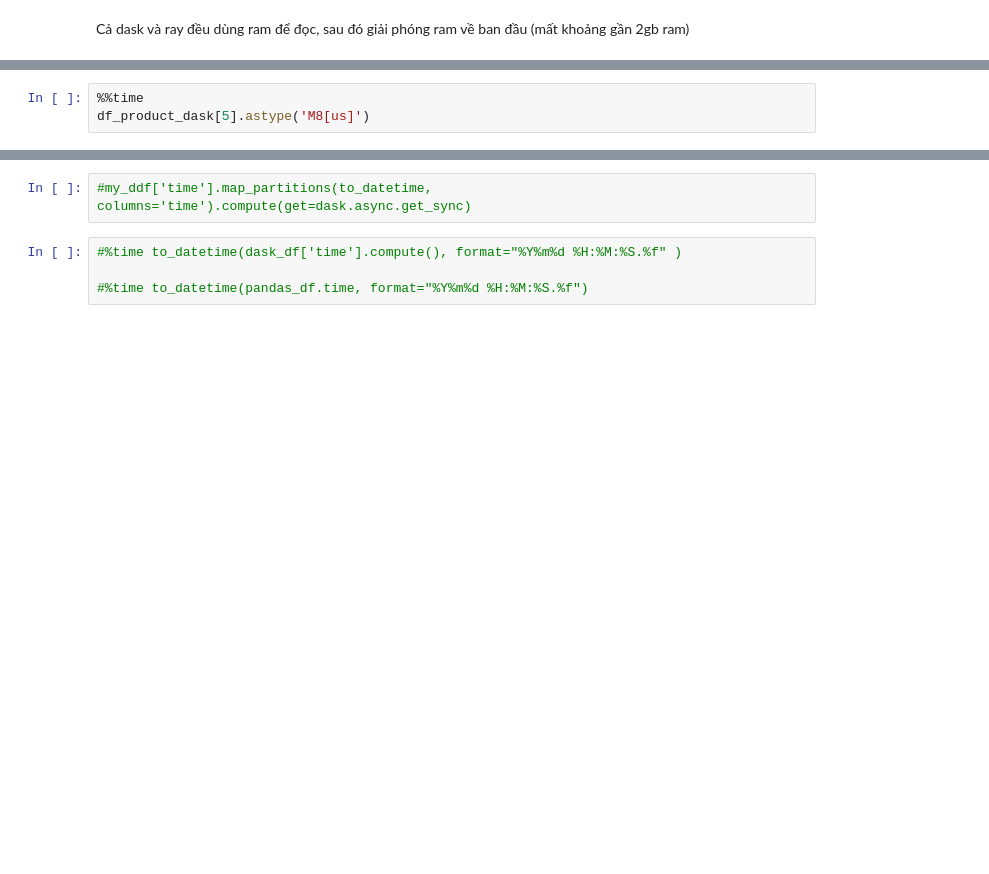
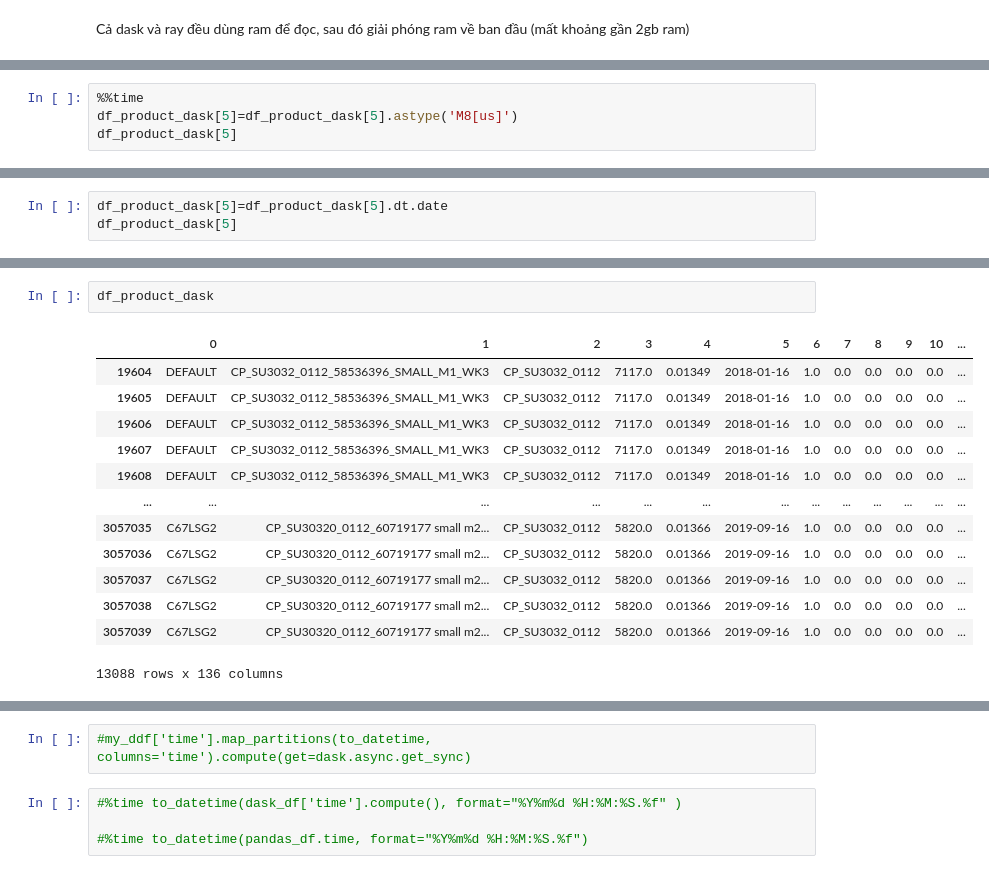
Before and after one commit to duybluemind1988/Data-science, a Jupyter notebook: Sonion/Compare_all_bigdata_method.ipynb, the cells around one changed output, grey strips where cells are left out. Saved outputs shown, nothing was run; the diff lists cells and outputs as text; blank space fills up the shorter version.

```diff
--- a/Sonion/Compare_all_bigdata_method.ipynb
+++ b/Sonion/Compare_all_bigdata_method.ipynb
@@ -120,4 +100,5 @@ Wall time: 92.3 µs
 # %%
 %%time
-df_product_dask[5].astype('M8[us]')
+df_product_dask[5]=df_product_dask[5].astype('M8[us]')
+df_product_dask[5]
 # %% [output]
@@ -126,0 +109,3 @@ RayTaskError: ignored
+# %%
+df_product_dask[5]=df_product_dask[5].dt.date
+df_product_dask[5]
@@ -126,0 +127,16 @@ RayTaskError: ignored
+# %%
+df_product_dask
+# %% [output]
+|  | 0 | 1 | 2 | 3 | 4 | 5 | 6 | 7 | 8 | 9 | 10 | ... |
+| 19604 | DEFAULT | CP_SU3032_0112_58536396_SMALL_M1_WK3 | CP_SU3032_0112 | 7117.0 | 0.01349 | 2018-01-16 | 1.0 | 0.0 | 0.0 | 0.0 | 0.0 | ... |
+| 19605 | DEFAULT | CP_SU3032_0112_58536396_SMALL_M1_WK3 | CP_SU3032_0112 | 7117.0 | 0.01349 | 2018-01-16 | 1.0 | 0.0 | 0.0 | 0.0 | 0.0 | ... |
+| 19606 | DEFAULT | CP_SU3032_0112_58536396_SMALL_M1_WK3 | CP_SU3032_0112 | 7117.0 | 0.01349 | 2018-01-16 | 1.0 | 0.0 | 0.0 | 0.0 | 0.0 | ... |
+| 19607 | DEFAULT | CP_SU3032_0112_58536396_SMALL_M1_WK3 | CP_SU3032_0112 | 7117.0 | 0.01349 | 2018-01-16 | 1.0 | 0.0 | 0.0 | 0.0 | 0.0 | ... |
+| 19608 | DEFAULT | CP_SU3032_0112_58536396_SMALL_M1_WK3 | CP_SU3032_0112 | 7117.0 | 0.01349 | 2018-01-16 | 1.0 | 0.0 | 0.0 | 0.0 | 0.0 | ... |
+| ... | ... | ... | ... | ... | ... | ... | ... | ... | ... | ... | ... | ... |
+| 3057035 | C67LSG2 | CP_SU30320_0112_60719177 small m2... | CP_SU3032_0112 | 5820.0 | 0.01366 | 2019-09-16 | 1.0 | 0.0 | 0.0 | 0.0 | 0.0 | ... |
+| 3057036 | C67LSG2 | CP_SU30320_0112_60719177 small m2... | CP_SU3032_0112 | 5820.0 | 0.01366 | 2019-09-16 | 1.0 | 0.0 | 0.0 | 0.0 | 0.0 | ... |
+| 3057037 | C67LSG2 | CP_SU30320_0112_60719177 small m2... | CP_SU3032_0112 | 5820.0 | 0.01366 | 2019-09-16 | 1.0 | 0.0 | 0.0 | 0.0 | 0.0 | ... |
+| 3057038 | C67LSG2 | CP_SU30320_0112_60719177 small m2... | CP_SU3032_0112 | 5820.0 | 0.01366 | 2019-09-16 | 1.0 | 0.0 | 0.0 | 0.0 | 0.0 | ... |
+| 3057039 | C67LSG2 | CP_SU30320_0112_60719177 small m2... | CP_SU3032_0112 | 5820.0 | 0.01366 | 2019-09-16 | 1.0 | 0.0 | 0.0 | 0.0 | 0.0 | ... |
+13088 rows x 136 columns
```
Also changed, not shown: parts of 30 cells of this notebook.
